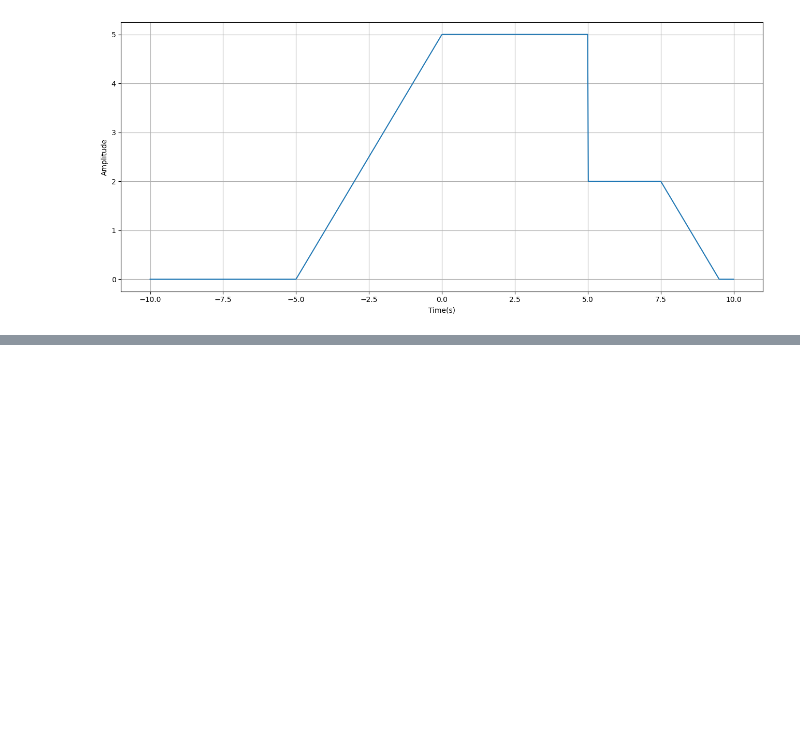
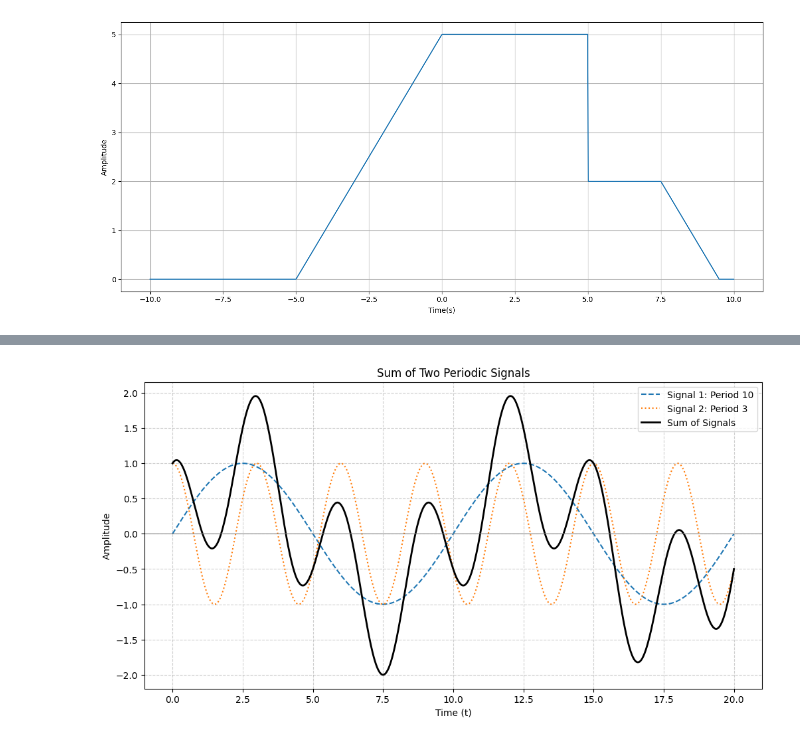
Before and after one commit to PabloCaicedoR/pablocaicedor.github.io, a Jupyter notebook: codigo/preparing_slides.ipynb, the cells around one changed output, grey strips where cells are left out. Saved outputs shown, nothing was run; the diff lists cells and outputs as text; code cells hidden in the pictures; blank space fills up the shorter version.

```diff
--- a/codigo/preparing_slides.ipynb
+++ b/codigo/preparing_slides.ipynb
@@ -318,0 +356,32 @@ Text(0, 0.5, 'Amplitude')
+# %%
+# Define fundamental periods
+T1 = 10  # Period of first signal
+T2 = 3  # Period of second signal
+
+# Time range covering multiple periods
+t = np.linspace(0, 20, 1000)
+
+# Define two periodic signals
+x1 = np.sin((2 * np.pi / T1) * t)  # First periodic signal
+x2 = np.cos((2 * np.pi / T2) * t)  # Second periodic signal
+
+# Sum of both signals
+x_sum = x1 + x2
+
+# Plot signals
+plt.figure(figsize=(12, 6))
+
+plt.plot(t, x1, label=f"Signal 1: Period {T1}", linestyle="dashed")
+plt.plot(t, x2, label=f"Signal 2: Period {T2}", linestyle="dotted")
+plt.plot(t, x_sum, label="Sum of Signals", linewidth=2, color="black")
+
+plt.xlabel("Time (t)")
+plt.ylabel("Amplitude")
+plt.title("Sum of Two Periodic Signals")
+plt.axhline(0, color="gray", linewidth=0.8)
+plt.grid(True, linestyle="--", alpha=0.6)
+plt.legend()
+
+plt.show()
+# %% [output]
+[figure, added]
```
Also changed, not shown: parts of 1 cell of this notebook, 16 other files.
